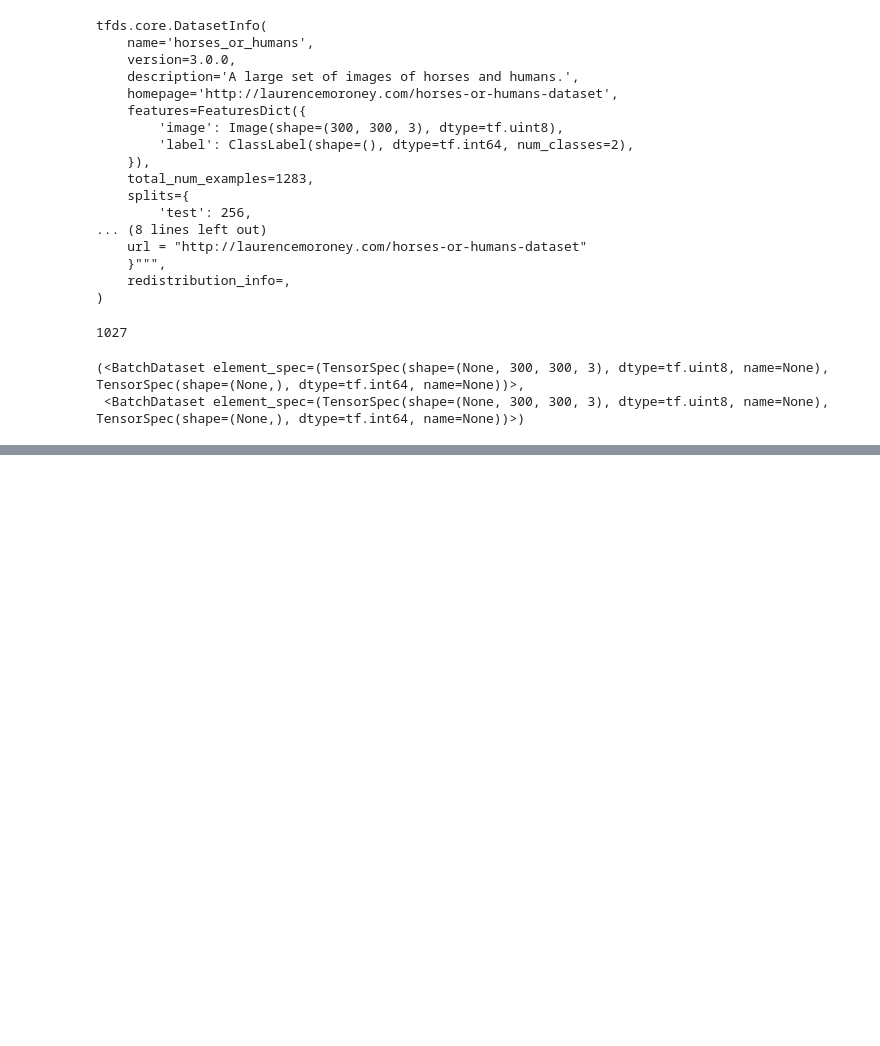
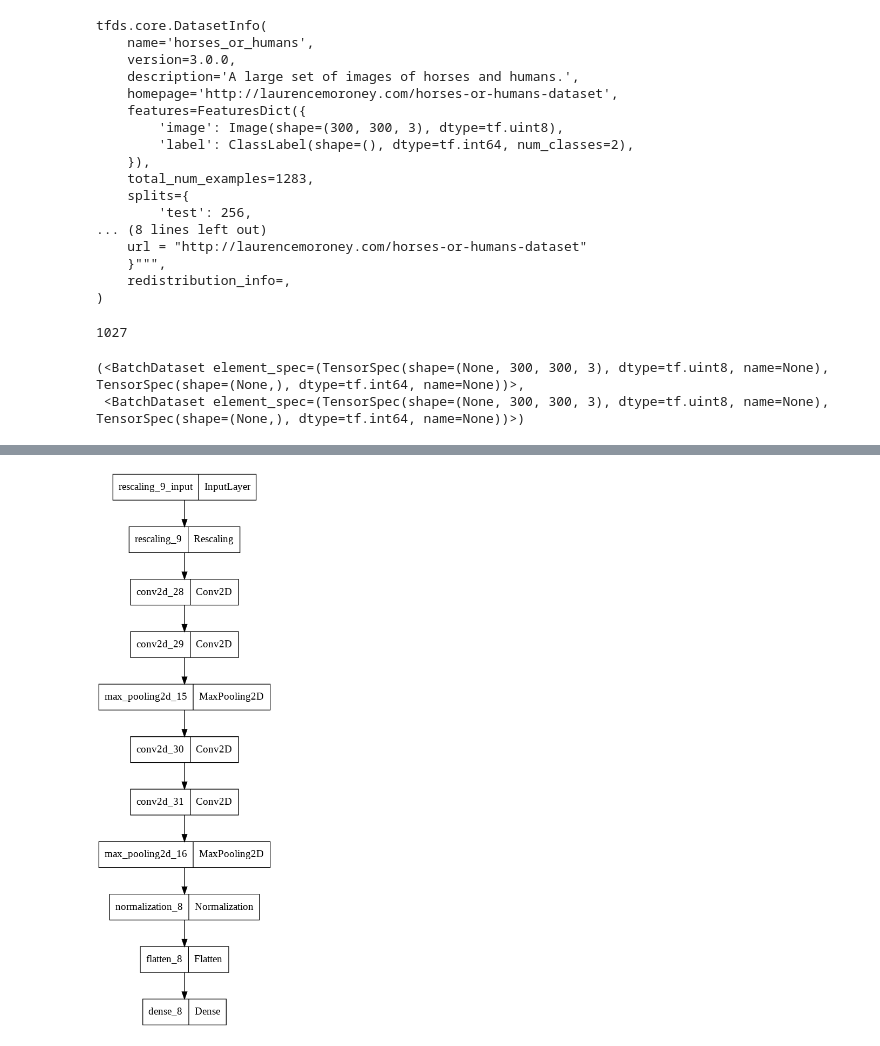
Before and after one commit to ngcheeyuan/Tensorflow-Certification-Practice, a Jupyter notebook: horses_or_human.ipynb, the cells around one changed output, grey strips where cells are left out. Drawn from its saved outputs; the diff is of its cells as text; code cells hidden in the pictures; blank space fills up the shorter version.

```diff
--- a/horses_or_human.ipynb
+++ b/horses_or_human.ipynb
@@ -71,8 +73,7 @@ KERNEL_SIZE = (3,3)
 
 model = tf.keras.Sequential([
                              layers.Rescaling(scale = 1/255.),
-                             layers.Conv2D(
-                                           filters =  FILTERS,
+                             layers.Conv2D(filters =  FILTERS,
                                            kernel_size = KERNEL_SIZE,
                                            padding = 'same',
                                            activation = 'relu'
@@ -83,8 +84,7 @@ model = tf.keras.Sequential([
                                            activation = 'relu'
                                            ),
                              layers.MaxPool2D(),
-                             layers.Conv2D(
-                                           filters =  FILTERS,
+                             layers.Conv2D(filters =  FILTERS,
                                            kernel_size = KERNEL_SIZE,
                                            padding = 'same',
                                            activation = 'relu'
@@ -95,12 +95,7 @@ model = tf.keras.Sequential([
                                            activation = 'relu'
                                            ),
                              layers.MaxPool2D(),
-                             layers.Conv2D(filters = FILTERS,
-                                           kernel_size = KERNEL_SIZE,
-                                           padding = 'same',
-                                           activation = 'relu'
-                                           ),
-                             layers.MaxPool2D(),
+                             layers.Normalization(),
                              layers.Flatten(),
                              layers.Dense(1,activation = 'sigmoid')
 ])
@@ -152,2 +147,6 @@ Non-trainable params: 0
 _________________________________________________________________
+# %%
+plot_model(model)
+# %% [output]
+[figure, added]
 # %%
```
Also changed, not shown: parts of 23 cells of this notebook.
